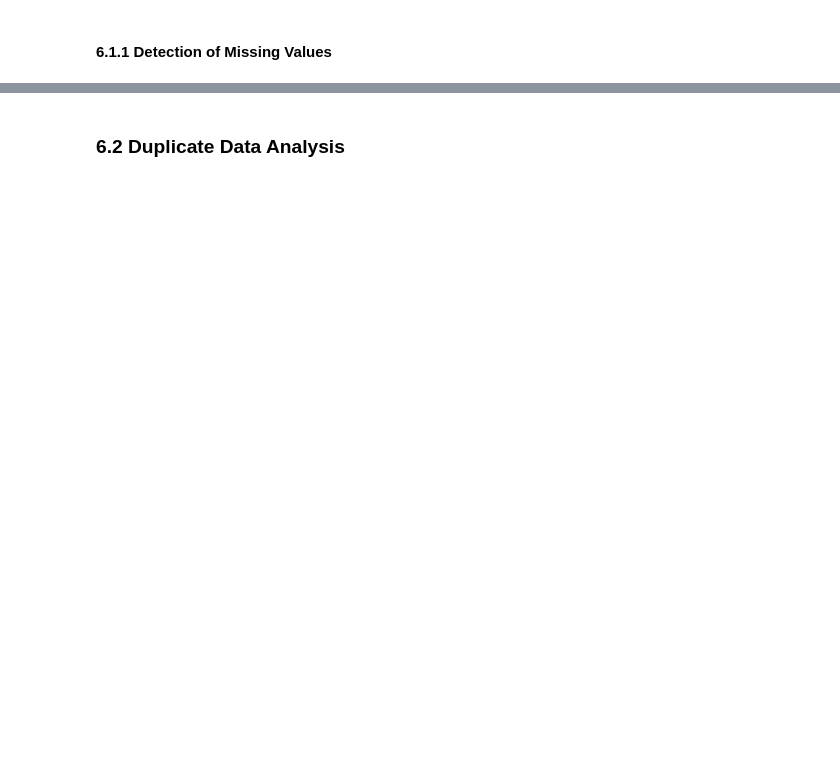
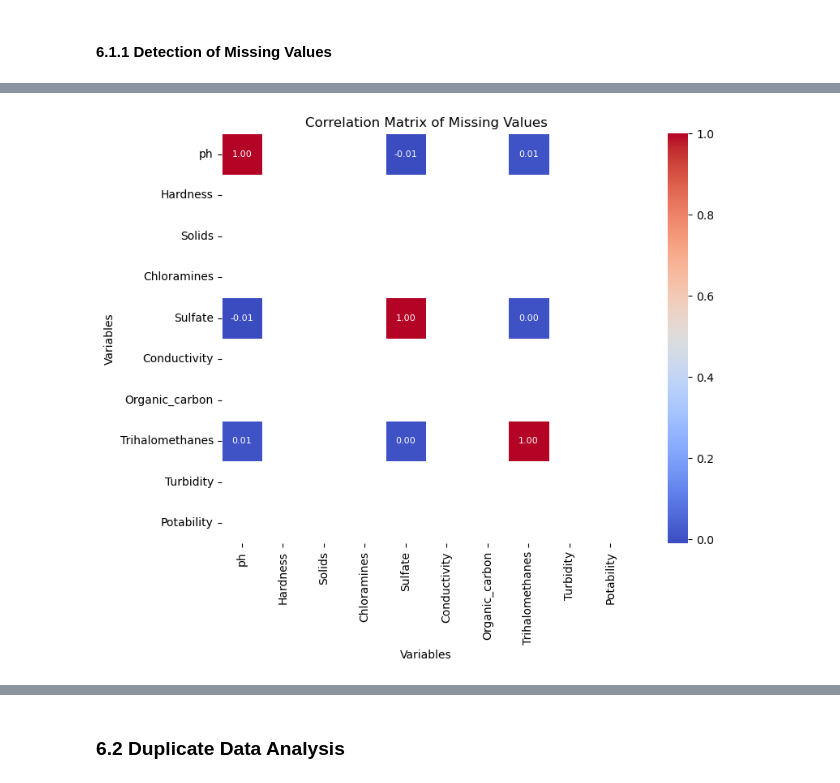
Before and after one commit to AnanyCasasManosalva/water-potability-prediction-ml, a Jupyter notebook: water_potability_prediction.ipynb, the cells around one changed output, grey strips where cells are left out. Cells and saved outputs as stored; diff of their text form; code cells hidden in the pictures; blank space fills up the shorter version.

```diff
--- a/water_potability_prediction.ipynb
+++ b/water_potability_prediction.ipynb
@@ -636,0 +849,22 @@ plt.show()
+# %%
+# Create missing values correlation matrix
+missing_corr = water.isnull().corr()
+
+# Set figure size
+plt.figure(figsize=(10,7))
+
+# Plot heatmap
+sns.heatmap(missing_corr, annot=True, fmt=".2f", cmap="coolwarm", linewidths=0.5, cbar=True, square=True, annot_kws={'size':8})
+
+# Add titles and labels
+plt.title("Correlation Matrix of Missing Values", fontsize=12)
+plt.xlabel('Variables')
+plt.ylabel('Variables')
+
+# Improve layouts
+plt.tight_layout()
+
+#Show plot
+plt.show()
+# %% [output]
+[figure, added]
```
Also changed, not shown: parts of 129 cells of this notebook.
